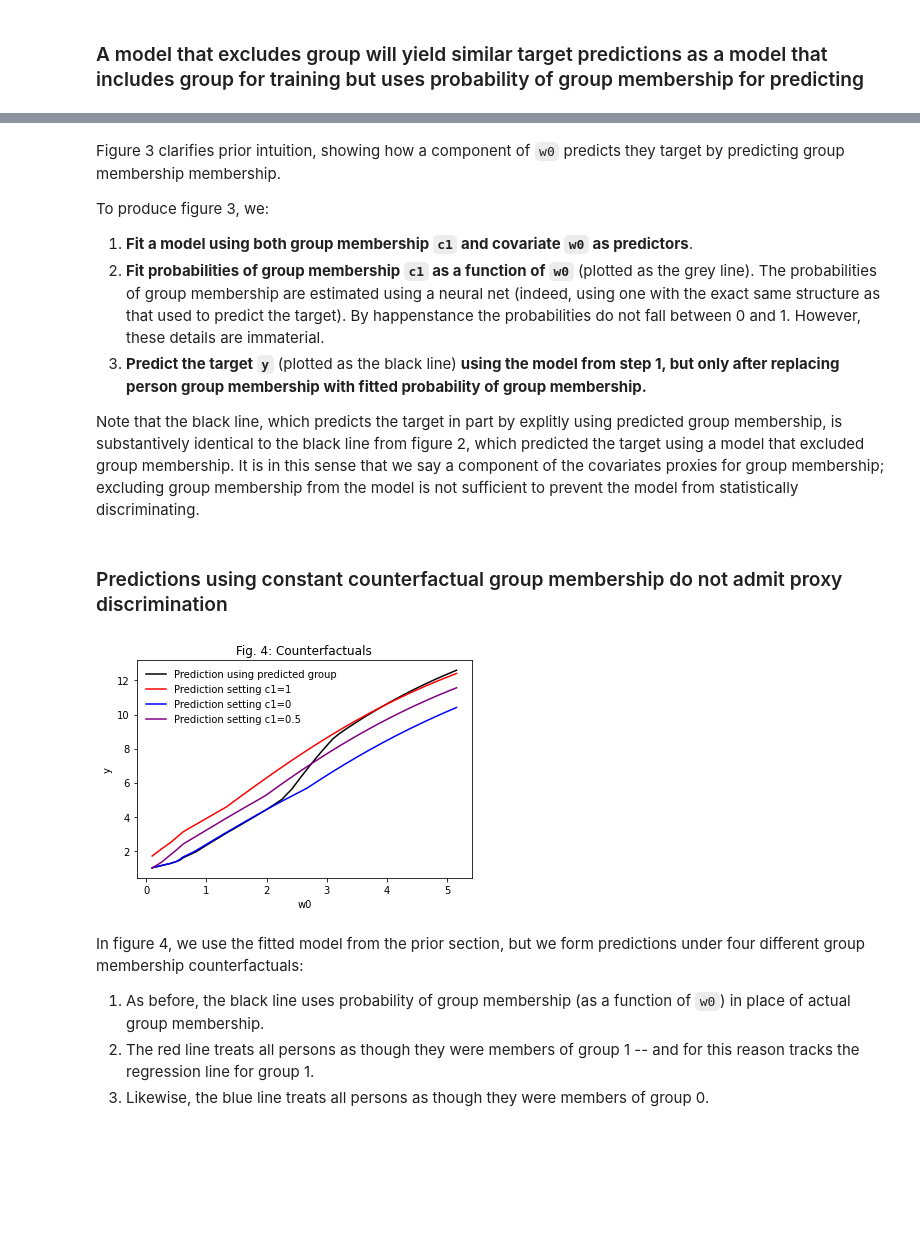
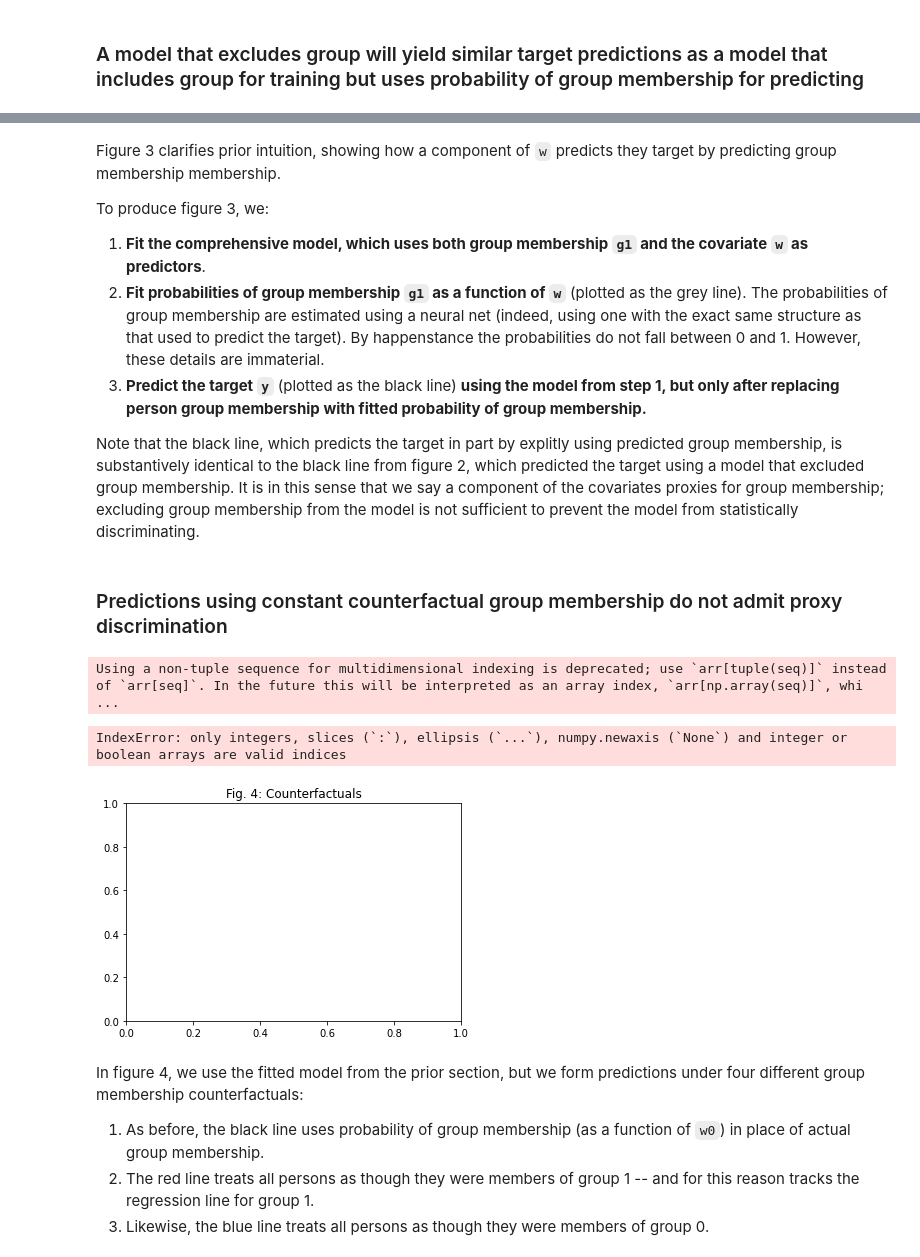
Before and after one commit to kingjosephm/DiscriminationMitigation, a Jupyter notebook: Example.ipynb, the cells around one changed output, grey strips where cells are left out. Cells and saved outputs as stored; diff of their text form; code cells hidden in the pictures; blank space fills up the shorter version.

```diff
--- a/Example.ipynb
+++ b/Example.ipynb
@@ -146,19 +169,19 @@ This black prediction line can be conceptualized as a weighted-average of within
 ### A model that excludes group will yield similar target predictions as a model that includes group for training but uses probability of group membership for predicting
 # %%
 # predict probability person is in group 1 given w0
-c1_prob_model = keras_model()
-c1_prob_model.fit(synth['w0'], synth[['c1']], epochs=60, batch_size=128, verbose=0)
-c1_prob_fit = c1_prob_model.predict(synth[['w0']])
+g1_prob_model = keras_model()
+g1_prob_model.fit(data['w'], data[['g1']], epochs=60, batch_size=128, verbose=0)
+g1_prob_fit = g1_prob_model.predict(data[['w']])
 
 # fit model of y given group membership and
-w0_and_class_model = keras_model()
-w0_and_class_model.fit(synth[['c1', 'w0']], synth['y'], epochs=60, batch_size=128, verbose=0)
+comprehensive_model = keras_model()
+comprehensive_model.fit(data[['g1', 'w']], data['y'], epochs=60, batch_size=128, verbose=0)
 
 # predict y, but only after replacing class with predicted class membership.
-synth_with_predicted_class = synth.copy()
-synth_with_predicted_class[['c1']] = c1_prob_fit
-synth_with_predicted_class = synth_with_predicted_class.sort_values(by='w0')
-pred_using_predicted_class = w0_and_class_model.predict(synth_with_predicted_class[['c1', 'w0']]) # Generate prediction from model
+data_with_predicted_g1 = data.copy()
+data_with_predicted_g1[['g1']] = g1_prob_fit
+data_with_predicted_g1 = data_with_predicted_g1.sort_values(by='w')
+pred_using_predicted_g1 = comprehensive_model.predict(data_with_predicted_g1[['g1', 'w']])
 # %%
 
 fig, ax1 = plt.subplots()
@@ -189,49 +212,51 @@ plt.show()
 # %% [markdown]
-Figure 3 clarifies prior intuition, showing how a component of `w0` predicts they target by predicting group membership membership.
+Figure 3 clarifies prior intuition, showing how a component of `w` predicts they target by predicting group membership membership.
 
 To produce figure 3, we:
-1. **Fit a model using both group membership `c1` and covariate `w0` as predictors**.
-2. **Fit probabilities of group membership `c1` as a function of `w0`** (plotted as the grey line). The probabilities of group membership are estimated using a neural net (indeed, using one with the exact same structure as that used to predict the target).  By happenstance the probabilities do not fall between 0 and 1.  However, these details are immaterial.
+1. **Fit the comprehensive model, which uses both group membership `g1` and the covariate `w` as predictors**.
+2. **Fit probabilities of group membership `g1` as a function of `w`** (plotted as the grey line). The probabilities of group membership are estimated using a neural net (indeed, using one with the exact same structure as that used to predict the target).  By happenstance the probabilities do not fall between 0 and 1.  However, these details are immaterial.
 3. **Predict the target `y`** (plotted as the black line) **using the model from step 1, but only after replacing person group membership with fitted probability of group membership.**
 
 Note that the black line, which predicts the target in part by explitly using predicted group membership, is substantively identical to the black line from figure 2, which predicted the target using a model that excluded group membership.  It is in this sense that we say a component of the covariates proxies for group membership; excluding group membership from the model is not sufficient to prevent the model from statistically discriminating.
 # %% [markdown]
 ### Predictions using constant counterfactual group membership do not admit proxy discrimination
 # %%
-pred_using_predicted_class = w0_and_class_model.predict(synth_with_predicted_class[['c1', 'w0']]) # Generate prediction from model
-synth_counterfactual_class = synth_with_predicted_class.copy()
-synth_counterfactual_class[['c1']] = 1
-pred_using_c1_as_1 = w0_and_class_model.predict(synth_counterfactual_class[['c1', 'w0']])
-synth_counterfactual_class[['c1']] = 0
-pred_using_c1_as_0 = w0_and_class_model.predict(synth_counterfactual_class[['c1', 'w0']])
-synth_counterfactual_class[['c1']] = 0.5
-pred_using_c1_as_half = w0_and_class_model.predict(synth_counterfactual_class[['c1', 'w0']])
+pred_using_predicted_g1 = comprehensive_model.predict(data_with_predicted_g1[['g1', 'w']]) # Generate prediction from model
+data_counterfactual_g1 = data_with_predicted_g1.copy()
+data_counterfactual_g1[['g1']] = 1
+pred_using_g1_as_1 = comprehensive_model.predict(data_counterfactual_g1[['g1', 'w']])
+data_counterfactual_g1[['g1']] = 0
+pred_using_g1_as_0 = comprehensive_model.predict(data_counterfactual_g1[['g1', 'w']])
+data_counterfactual_g1[['g1']] = 0.5
+pred_using_g1_as_half = comprehensive_model.predict(data_counterfactual_g1[['g1', 'w']])
 
 
 plt.title('Fig. 4: Counterfactuals')
 
-plt.plot(synth_with_predicted_class[['w0']],
+plt.plot(pred_using_predicted_g1[['w']],
          pred_using_predicted_class,
          label='Prediction using predicted group', color="black")
-plt.plot(synth_with_predicted_class[['w0']],
-         pred_using_c1_as_1 ,
+plt.plot(data_with_predicted_class[['w']],
+         pred_using_g1_as_1 ,
          label='Prediction setting c1=1', color="red")
-plt.plot(synth_with_predicted_class[['w0']],
-         pred_using_c1_as_0 ,
-         label='Prediction setting c1=0', color="blue")
-plt.plot(synth_with_predicted_class[['w0']],
-         pred_using_c1_as_half ,
-         label='Prediction setting c1=0.5', color="purple")
+plt.plot(data_with_predicted_class[['w0']],
+         pred_using_g1_as_0 ,
+         label='Prediction setting g1=0', color="blue")
+plt.plot(data_with_predicted_class[['w0']],
+         pred_using_g1_as_half ,
+         label='Prediction setting g1=0.5', color="purple")
 
 
 #plt.legend()
 plt.ylabel('y')
-plt.xlabel('w0')
+plt.xlabel('w')
 
 plt.legend(markerscale=25, frameon=False)
 plt.show()
 # %% [output]
+Using a non-tuple sequence for multidimensional indexing is deprecated; use `arr[tuple(seq)]` instead of `arr[seq]`. In the future this will be interpreted as an array index, `arr[np.array(seq)]`, whi ...
+IndexError: only integers, slices (`:`), ellipsis (`...`), numpy.newaxis (`None`) and integer or boolean arrays are valid indices
-[figure, old version]
+[figure, new version]
 # %% [markdown]
 In figure 4, we use the fitted model from the prior section, but we form predictions under four different group membership counterfactuals:
 1. As before, the black line uses probability of group membership (as a function of `w0`) in place of actual group membership.
```
Also changed, not shown: parts of 18 cells of this notebook, 4 other files.
